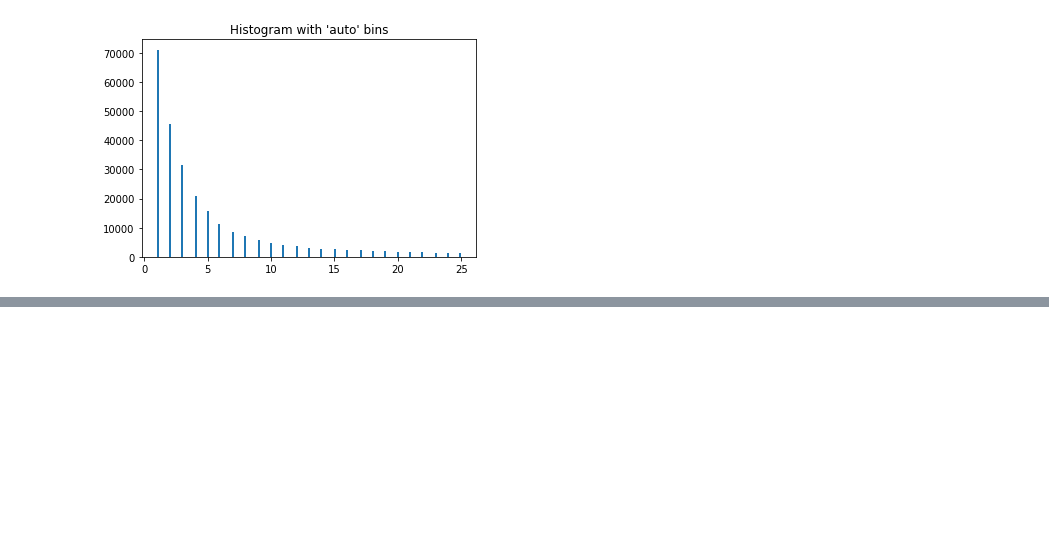
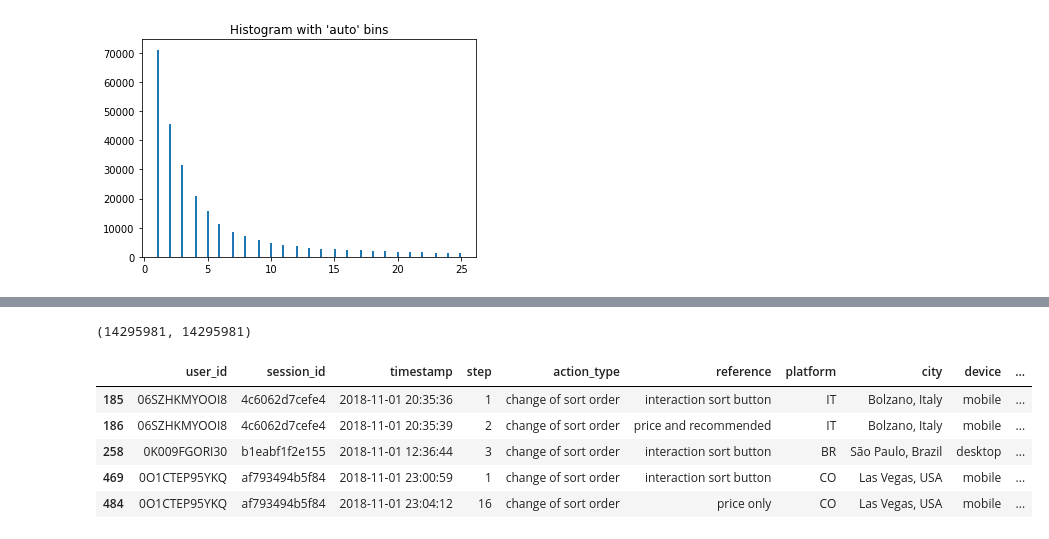
Before and after one commit to feay1234/RSC2019, a Jupyter notebook: Data.ipynb, the cells around one changed output, grey strips where cells are left out. Drawn from its saved outputs; the diff is of its cells as text; code cells hidden in the pictures; blank space fills up the shorter version.

```diff
--- a/Data.ipynb
+++ b/Data.ipynb
@@ -332,0 +150,4 @@ s.filter(lambda x: len(x) ==1)
+# %%
+len(dff), len(tmp)
+# %% [output]
+(14295981, 14295981)
@@ -332,0 +156,9 @@ s.filter(lambda x: len(x) ==1)
+# %%
+dff[dff.action_type == 'change of sort order'].head()
+# %% [output]
+|  | user_id | session_id | timestamp | step | action_type | reference | platform | city | device | ... |
+| 185 | 06SZHKMYOOI8 | 4c6062d7cefe4 | 2018-11-01 20:35:36 | 1 | change of sort order | interaction sort button | IT | Bolzano, Italy | mobile | ... |
+| 186 | 06SZHKMYOOI8 | 4c6062d7cefe4 | 2018-11-01 20:35:39 | 2 | change of sort order | price and recommended | IT | Bolzano, Italy | mobile | ... |
+| 258 | 0K009FGORI30 | b1eabf1f2e155 | 2018-11-01 12:36:44 | 3 | change of sort order | interaction sort button | BR | São Paulo, Brazil | desktop | ... |
+| 469 | 0O1CTEP95YKQ | af793494b5f84 | 2018-11-01 23:00:59 | 1 | change of sort order | interaction sort button | CO | Las Vegas, USA | mobile | ... |
+| 484 | 0O1CTEP95YKQ | af793494b5f84 | 2018-11-01 23:04:12 | 16 | change of sort order | price only | CO | Las Vegas, USA | mobile | ... |
```
Also changed, not shown: parts of 40 cells of this notebook.
